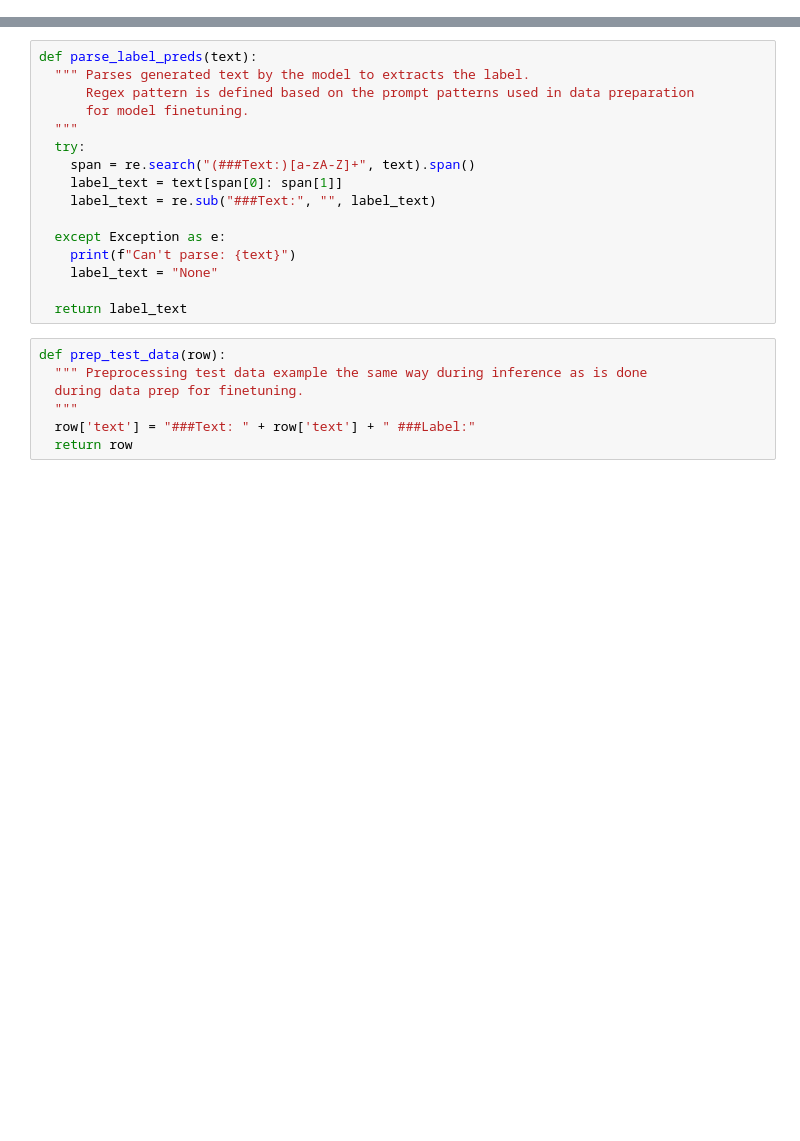
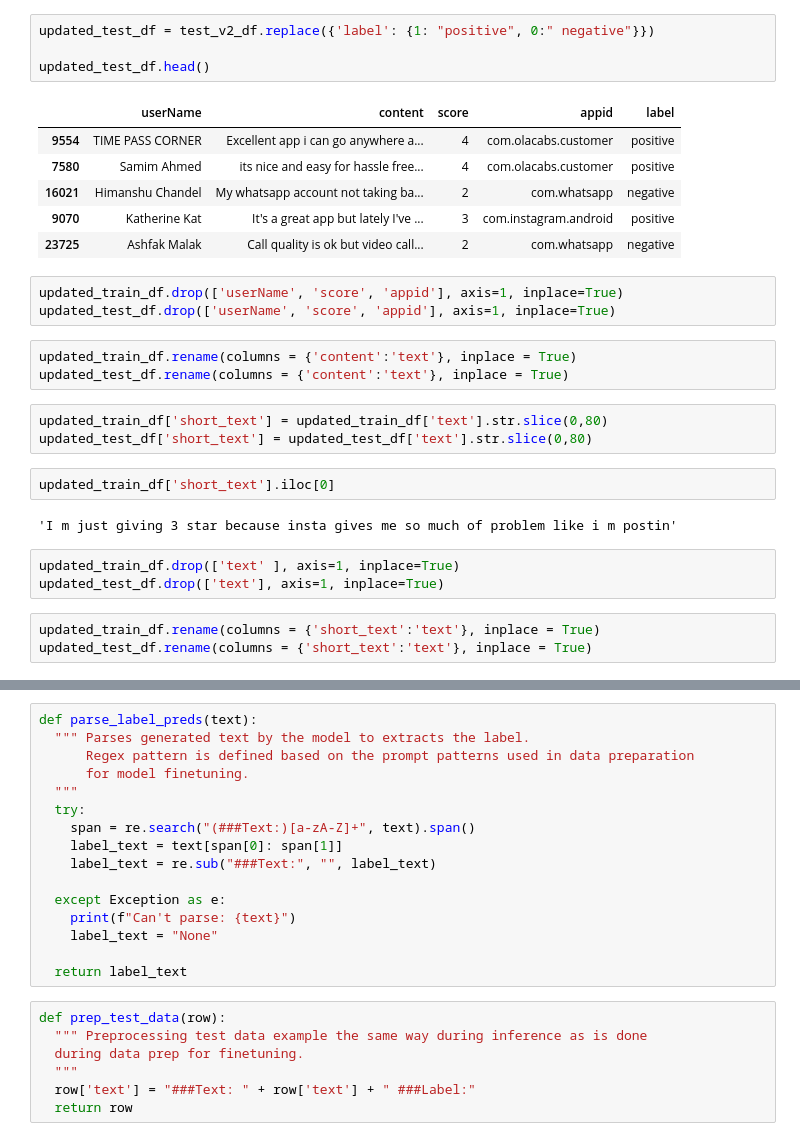
Before and after one commit to Taaniya/exploring-gpt2-language-model, a Jupyter notebook: Text_classification_with_gpt2.ipynb, the cells around one changed output, grey strips where cells are left out. Cells and saved outputs as stored; diff of their text form; blank space fills up the shorter version.

```diff
--- a/Text_classification_with_gpt2.ipynb
+++ b/Text_classification_with_gpt2.ipynb
@@ -43,0 +81,30 @@ test_dataset_path = "./test.csv"
+# %%
+updated_test_df = test_v2_df.replace({'label': {1: "positive", 0:" negative"}})
+
+updated_test_df.head()
+# %% [output]
+|  | userName | content | score | appid | label |
+| 9554 | TIME PASS CORNER | Excellent app i can go anywhere a... | 4 | com.olacabs.customer | positive |
+| 7580 | Samim Ahmed | its nice and easy for hassle free... | 4 | com.olacabs.customer | positive |
+| 16021 | Himanshu Chandel | My whatsapp account not taking ba... | 2 | com.whatsapp | negative |
+| 9070 | Katherine Kat | It's a great app but lately I've ... | 3 | com.instagram.android | positive |
+| 23725 | Ashfak Malak | Call quality is ok but video call... | 2 | com.whatsapp | negative |
+# %%
+updated_train_df.drop(['userName', 'score', 'appid'], axis=1, inplace=True)
+updated_test_df.drop(['userName', 'score', 'appid'], axis=1, inplace=True)
+# %%
+updated_train_df.rename(columns = {'content':'text'}, inplace = True)
+updated_test_df.rename(columns = {'content':'text'}, inplace = True)
+# %%
+updated_train_df['short_text'] = updated_train_df['text'].str.slice(0,80)
+updated_test_df['short_text'] = updated_test_df['text'].str.slice(0,80)
+# %%
+updated_train_df['short_text'].iloc[0]
+# %% [output]
+'I m just giving 3 star because insta gives me so much of problem like i m postin'
+# %%
+updated_train_df.drop(['text' ], axis=1, inplace=True)
+updated_test_df.drop(['text'], axis=1, inplace=True)
+# %%
+updated_train_df.rename(columns = {'short_text':'text'}, inplace = True)
+updated_test_df.rename(columns = {'short_text':'text'}, inplace = True)
```
Also changed, not shown: parts of 31 cells of this notebook.
